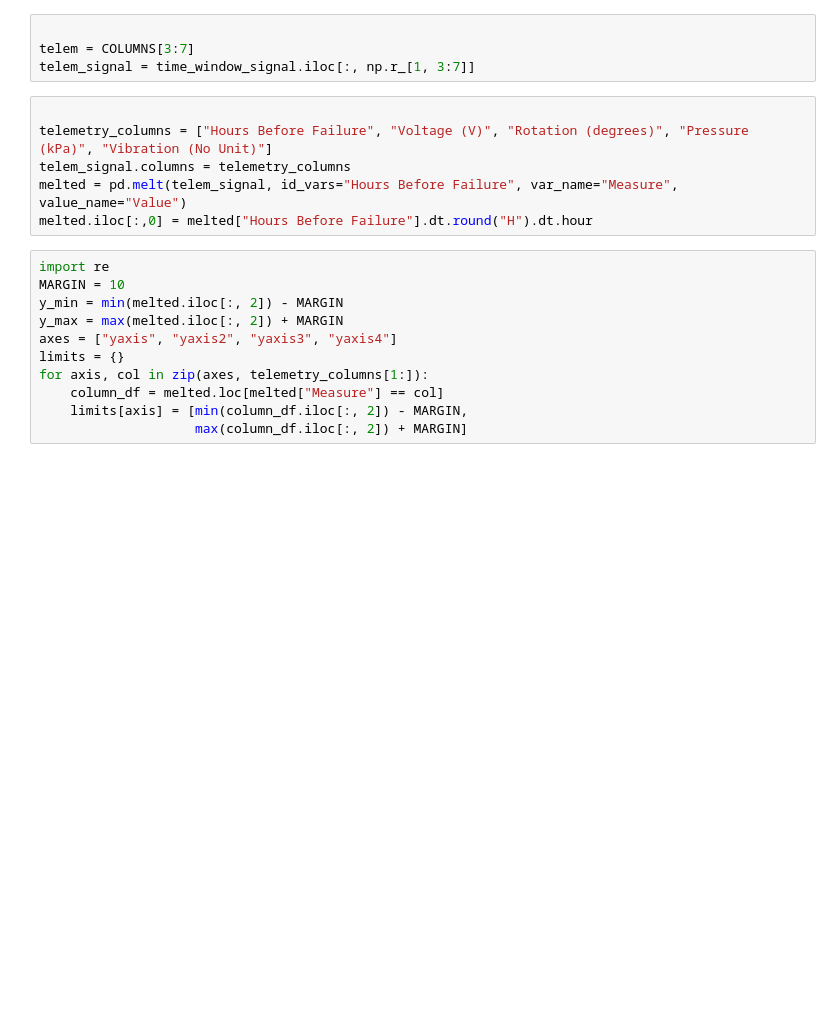
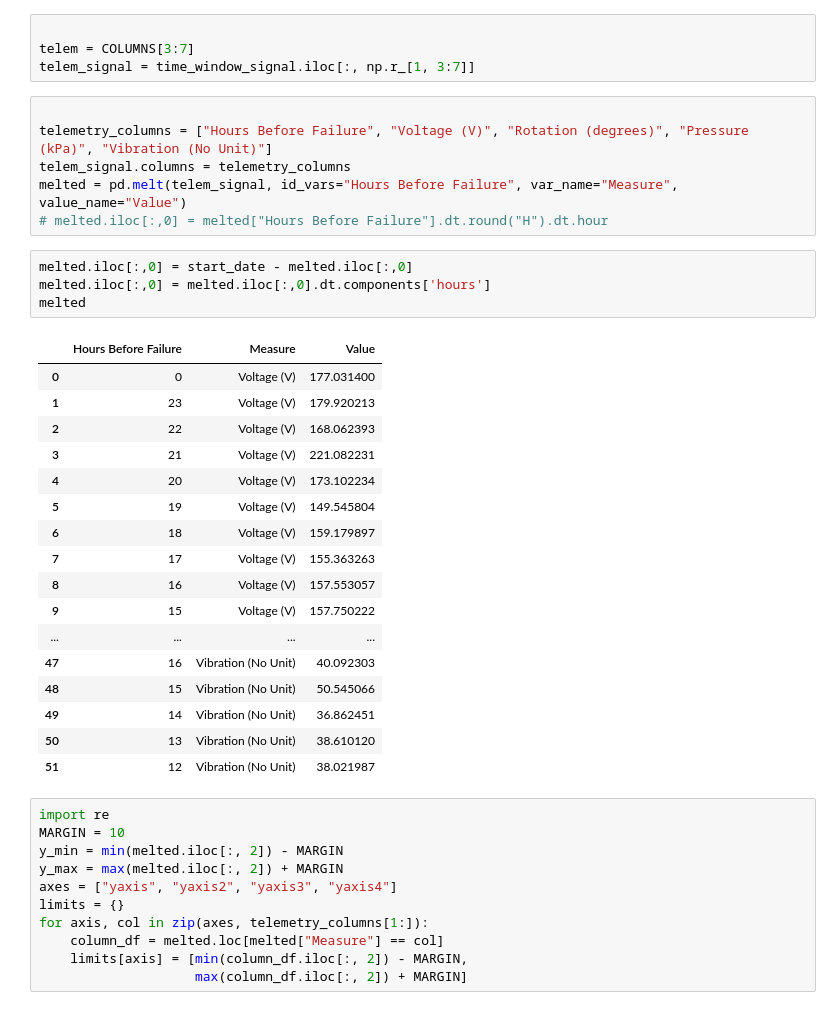
Before and after one commit to stevenjlm/streamlit-pen, a Jupyter notebook: viz.ipynb, the cells around one changed output. Drawn from its saved outputs; the diff is of its cells as text; blank space fills up the shorter version.

```diff
--- a/viz.ipynb
+++ b/viz.ipynb
@@ -114,7 +114,29 @@ telem_signal = time_window_signal.iloc[:, np.r_[1, 3:7]]
 telemetry_columns = ["Hours Before Failure", "Voltage (V)", "Rotation (degrees)", "Pressure (kPa)", "Vibration (No Unit)"]
 telem_signal.columns = telemetry_columns
 melted = pd.melt(telem_signal, id_vars="Hours Before Failure", var_name="Measure", value_name="Value")
-melted.iloc[:,0] = melted["Hours Before Failure"].dt.round("H").dt.hour
+# melted.iloc[:,0] = melted["Hours Before Failure"].dt.round("H").dt.hour
+# %%
+melted.iloc[:,0] = start_date - melted.iloc[:,0]
+melted.iloc[:,0] = melted.iloc[:,0].dt.components['hours']
+melted
+# %% [output]
+|  | Hours Before Failure | Measure | Value |
+| 0 | 0 | Voltage (V) | 177.031400 |
+| 1 | 23 | Voltage (V) | 179.920213 |
+| 2 | 22 | Voltage (V) | 168.062393 |
+| 3 | 21 | Voltage (V) | 221.082231 |
+| 4 | 20 | Voltage (V) | 173.102234 |
+| 5 | 19 | Voltage (V) | 149.545804 |
+| 6 | 18 | Voltage (V) | 159.179897 |
+| 7 | 17 | Voltage (V) | 155.363263 |
+| 8 | 16 | Voltage (V) | 157.553057 |
+| 9 | 15 | Voltage (V) | 157.750222 |
+| ... | ... | ... | ... |
+| 47 | 16 | Vibration (No Unit) | 40.092303 |
+| 48 | 15 | Vibration (No Unit) | 50.545066 |
+| 49 | 14 | Vibration (No Unit) | 36.862451 |
+| 50 | 13 | Vibration (No Unit) | 38.610120 |
+| 51 | 12 | Vibration (No Unit) | 38.021987 |
 # %%
 import re
 MARGIN = 10
```
Also changed, not shown: 2 other files.
